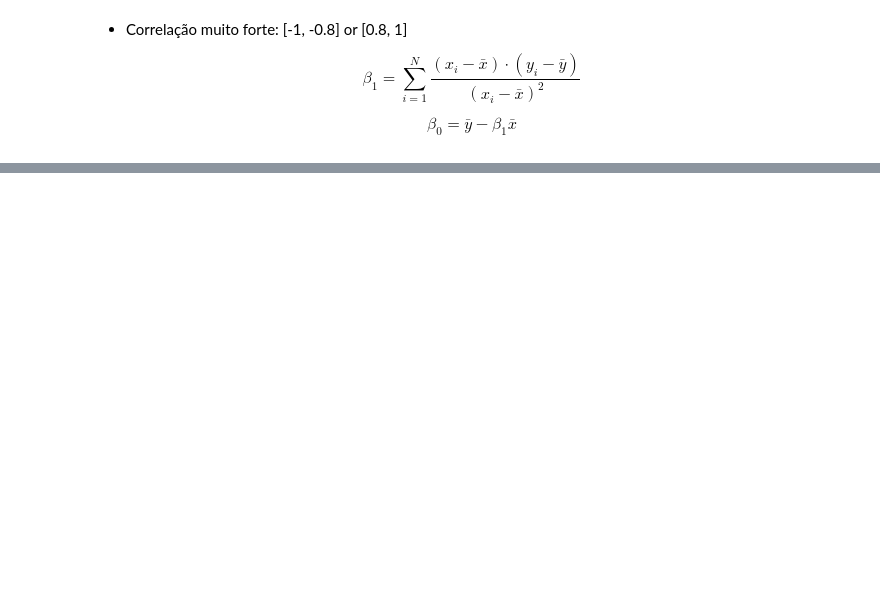
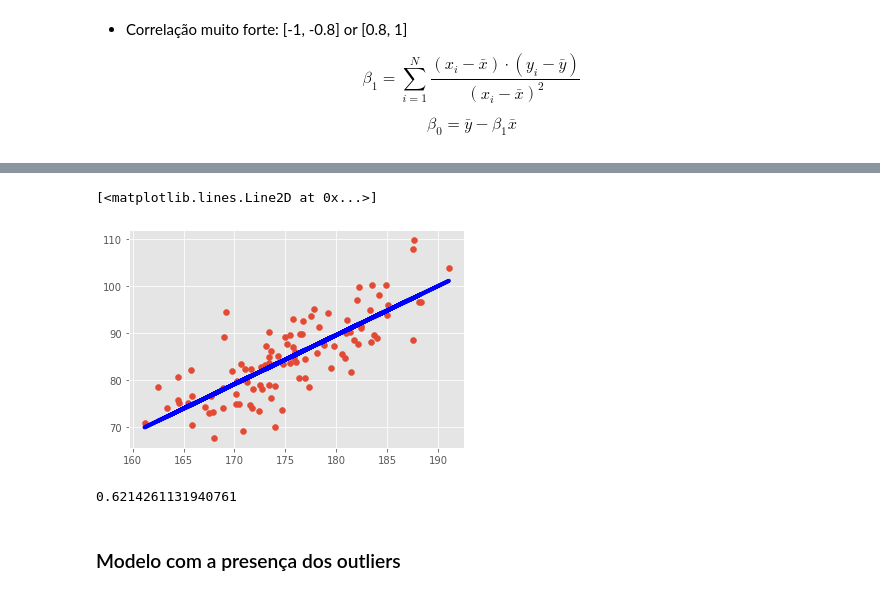
Before and after one commit to remarchese/DSdegree, a Jupyter notebook: Modulo4/Aula11/Regressão Linear Simples.ipynb, the cells around one changed output, grey strips where cells are left out. Saved outputs shown, nothing was run; the diff lists cells and outputs as text; code cells hidden in the pictures; blank space fills up the shorter version.

```diff
--- a/Modulo4/Aula11/Regressão Linear Simples.ipynb
+++ b/Modulo4/Aula11/Regressão Linear Simples.ipynb
@@ -458,0 +724,12 @@ $$
+# %%
+plt.scatter(X, y)
+plt.plot(X, lr.intercept_ + lr.coef_[0] * X, color='blue', linewidth=4)
+# %% [output]
+[<matplotlib.lines.Line2D at 0x...>]
+[figure, added]
+# %%
+lr.score(X.reshape(-1, 1), y)
+# %% [output]
+0.6214261131940761
+# %% [markdown]
+### Modelo com a presença dos outliers
```
Also changed, not shown: parts of 55 cells of this notebook.
